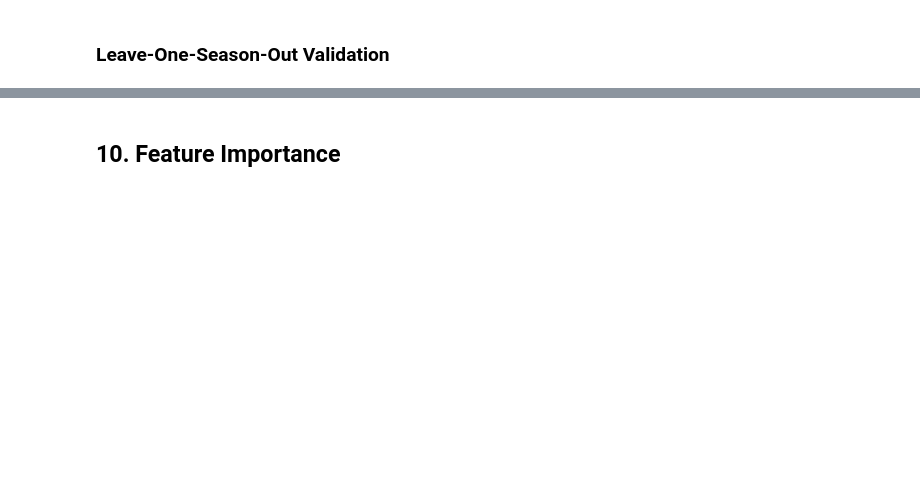
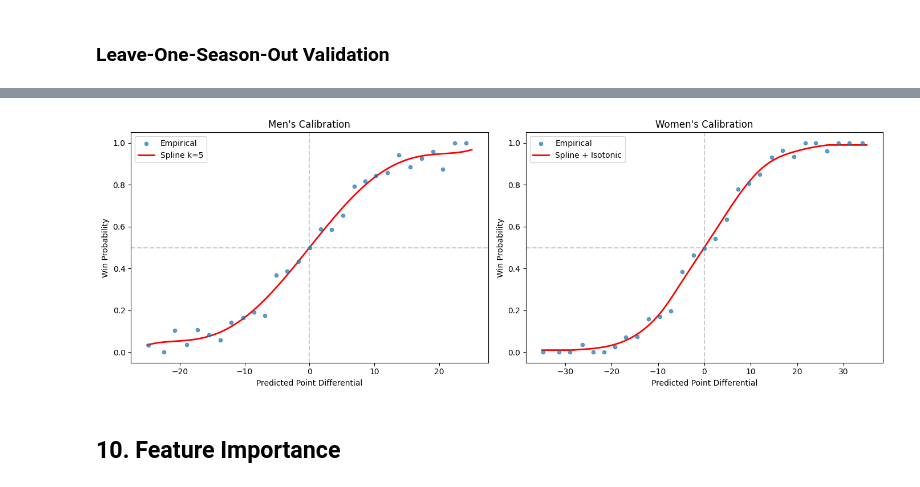
Before and after one commit to isaacvm98/march-machine-learning-mania-2026, a Jupyter notebook: integrated-model.ipynb, the cells around one changed output, grey strips where cells are left out. Drawn from its saved outputs; the diff is of its cells as text; code cells hidden in the pictures; blank space fills up the shorter version.

```diff
--- a/integrated-model.ipynb
+++ b/integrated-model.ipynb
@@ -755,3 +680,46 @@ Brier score (overall): 0.16512
+# %%
+
+# Calibration plots: predicted point diff → win probability
+import matplotlib.pyplot as plt
+
+fig, axes = plt.subplots(1, 2, figsize=(14, 5))
+for ax, (gender, label) in zip(axes, [(1, "Men"), (0, "Women")]):
+    mask = oof_mw == gender
+    preds_g  = oof_preds_arr[mask]
+    labels_g = (oof_targets_arr[mask] > 0).astype(float)
+    t_g = spline_clips[gender]
+
+    # Empirical win rate by binned point diff
+    clipped = np.clip(preds_g, -t_g, t_g)
+    bins = np.linspace(-t_g, t_g, 30)
+    bids = np.digitize(clipped, bins)
+    bx, by = [], []
+    for b in range(1, len(bins)):
+        bm = bids == b
+        if bm.sum() >= 3:
+            bx.append(clipped[bm].mean())
+            by.append(labels_g[bm].mean())
+
+    # Spline curve
+    x_grid = np.linspace(-t_g, t_g, 200)
+    cal = spline_models[gender]
+    y_grid = cal.predict(x_grid) if hasattr(cal, "predict") else cal(x_grid)
+
+    cal_label = "Spline k=5" if gender == 1 else "Spline + Isotonic"
+    ax.scatter(bx, by, s=20, alpha=0.7, label="Empirical", zorder=3)
+    ax.plot(x_grid, y_grid, color="red", linewidth=2, label=cal_label)
+    ax.axhline(0.5, color="gray", linestyle="--", alpha=0.4)
+    ax.axvline(0, color="gray", linestyle="--", alpha=0.4)
+    ax.set_xlabel("Predicted Point Differential")
+    ax.set_ylabel("Win Probability")
+    ax.set_title(f"{label}'s Calibration")
+    ax.legend()
+    ax.set_ylim(-0.05, 1.05)
+
+plt.tight_layout()
+plt.show()
+# %% [output]
+[figure, added]
 # %% [markdown]
 ## 10. Feature Importance
 # %%
```
Also changed, not shown: parts of 24 cells of this notebook, 2 other files.
